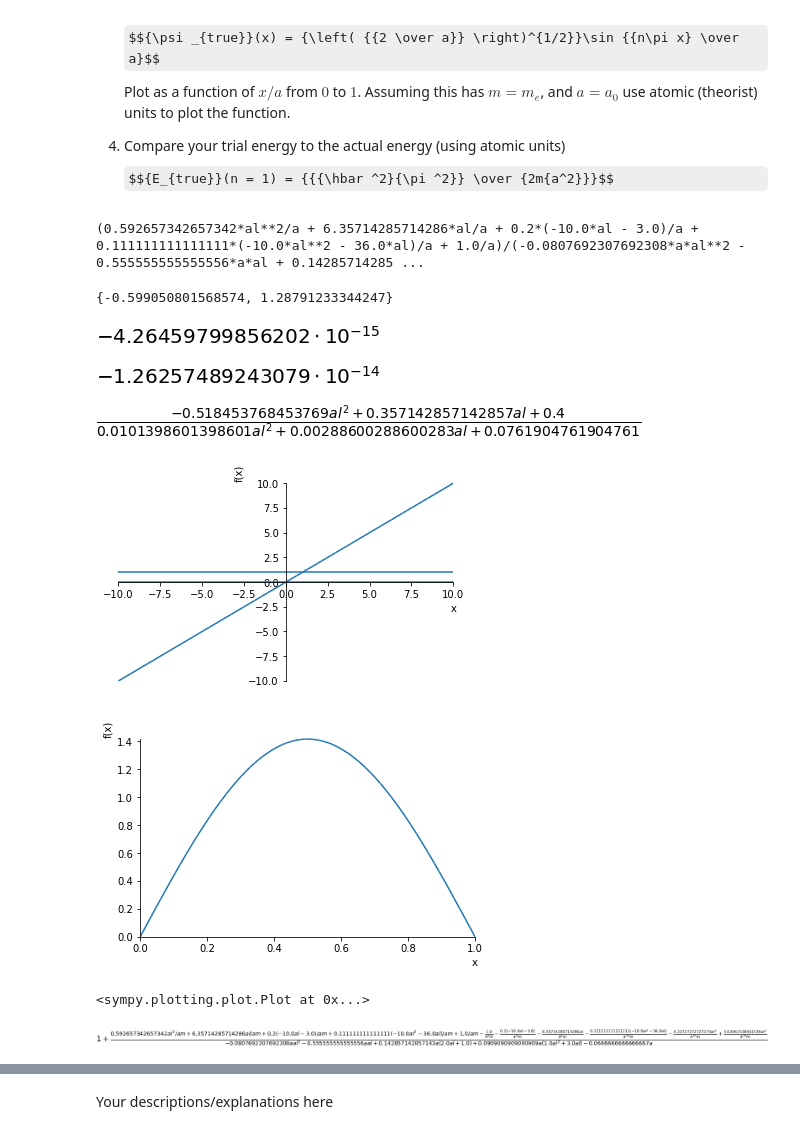
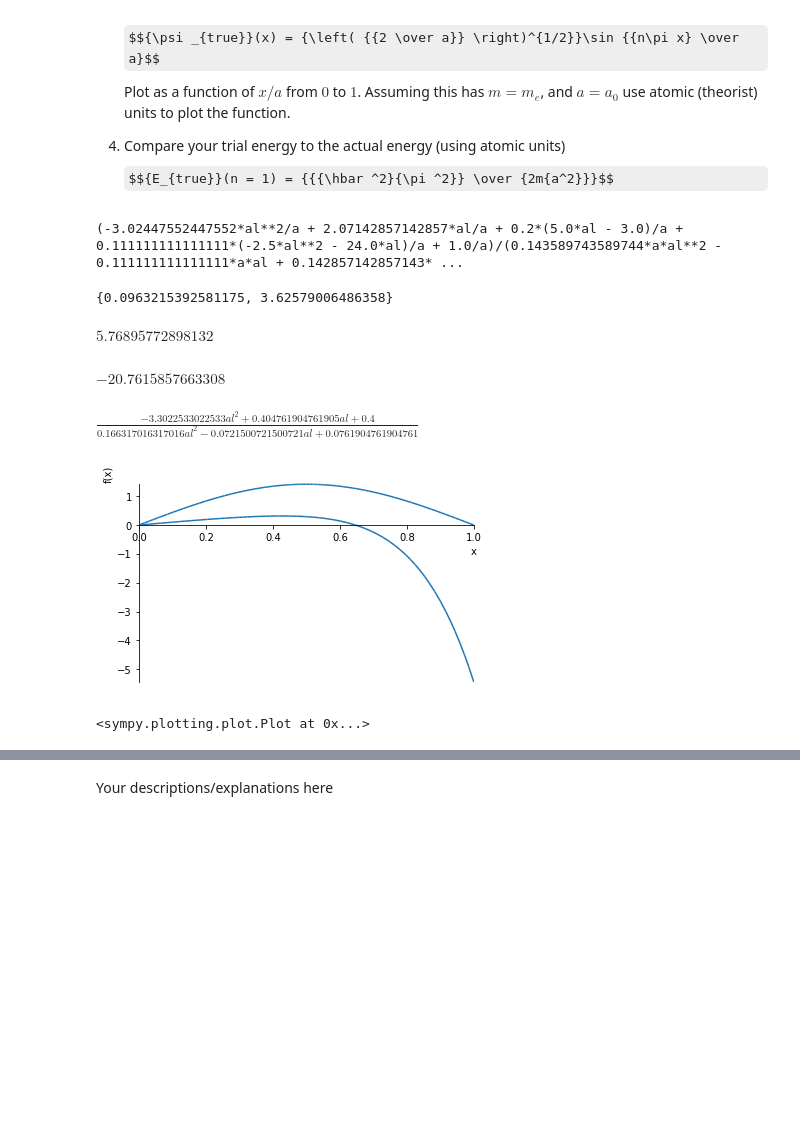
Before and after one commit to sju-chem264-2019/10-3-19-lecture-xren307, a Jupyter notebook: variational-principle.ipynb, the cells around one changed output, grey strips where cells are left out. Cells and saved outputs as stored; diff of their text form; code cells hidden in the pictures; some formulas as TeX source; blank space fills up the shorter version.

Commit message:
Finished Graphs

```diff
--- a/variational-principle.ipynb
+++ b/variational-principle.ipynb
@@ -75,8 +75,8 @@ $${E_{true}}(n = 1) = {{{\hbar ^2}{\pi ^2}} \over {2m{a^2}}}$$
 
 import sympy as sym
 x, m, a, al, phi, n= sym.symbols('x, m, a, al, phi, n')
-phi= (x/a - x**3/a**3) + al*((x**5/a**5)-(0.5*(x**7/a**7)+(x**7/a**7)))
-hbar= -1/2
+phi= (x/a - ((x**3)/(a**3))) + al*(-0.5*(x**5/a**5)-(x**7/a**7))
+hbar= -0.5
 function1= phi*hbar
 function2= sym.diff(phi,x,2)
 
@@ -86,50 +86,46 @@ eq2= sym.integrate(phi**2, (x,0,a))
 etrial= eq1/eq2
 print(etrial)
 # %% [output]
-(0.592657342657342*al**2/a + 6.35714285714286*al/a + 0.2*(-10.0*al - 3.0)/a + 0.111111111111111*(-10.0*al**2 - 36.0*al)/a + 1.0/a)/(-0.0807692307692308*a*al**2 - 0.555555555555556*a*al + 0.14285714285 ...
+(-3.02447552447552*al**2/a + 2.07142857142857*al/a + 0.2*(5.0*al - 3.0)/a + 0.111111111111111*(-2.5*al**2 - 24.0*al)/a + 1.0/a)/(0.143589743589744*a*al**2 - 0.111111111111111*a*al + 0.142857142857143* ...
 # %%
 #2 Minimize trial energy
 etrial2= etrial.subs(a, 1)
 sym.diff(etrial2,al)
-solutions=sym.solveset(etrial2,al)
+solutions=sym.solveset(sym.diff(etrial2,al))
 print(solutions)
 
 
 #Plug back into etrial
-etrial2.subs(al,-0.599050801568574)
-
-##-0.599 gives lowest E, so plug that into phi
+#3.62579006486358 gives us the lowest energy, so we will proceed with that to plot new wave function into phi
 # %% [output]
-{-0.599050801568574, 1.28791233344247}
+{0.0963215392581175, 3.62579006486358}
-[figure, removed]
-# %%
-etrial2.subs(al, 1.28791233344247)
-# %% [output]
-[figure, removed]
+# %%
+#Plug back into etrial
+etrial2.subs(al,0.0963215392581175)
+# %% [output]
+$\displaystyle 5.76895772898132$
+# %%
+#Plug back into etrial
+etrial2.subs(al, 3.62579006486358)
+# %% [output]
+$\displaystyle -20.7615857663308$
 # %%
 etrial2
 # %% [output]
-[figure, removed]
+$\displaystyle \frac{- 3.3022533022533 al^{2} + 0.404761904761905 al + 0.4}{0.166317016317016 al^{2} - 0.0721500721500721 al + 0.0761904761904761}$
 # %%
 #3 plot new wavefunction
 
 #sym.plot(etrial2, (al, 0,1))
 #lowest particle
-newphi= phi.subs(al,-0.599050801568574)
+newphi= phi.subs(al,3.62579006486358)
 newphi.subs(a,1)
-sym.plot(x,0,1)
+groundparticle= (2**(0.5))* sym.sin((sym.pi*x))
 
-groundparticle= (2**(0.5))* sym.sin((sym.pi*x))
-sym.plot(groundparticle, (x, 0,1))
+sym.plot(newphi.subs(a,1), groundparticle, (x,0,1))
 # %% [output]
-[figure, old version]
+[figure, new version]
-[figure, removed]
 <sympy.plotting.plot.Plot at 0x...>
-# %%
-lowest
-pi*2/2
-# %% [output]
-[figure, removed]
 # %%
 #4. Compare trial energy to actual energy
 x, m, a, al= sym.symbols('x, m, a, al')
```
Also changed, not shown: parts of 12 cells of this notebook.
